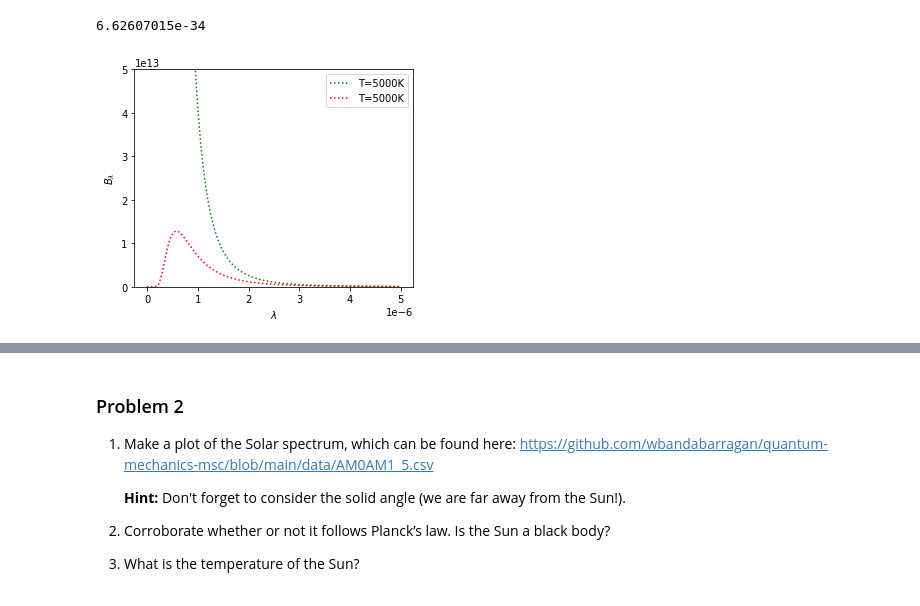
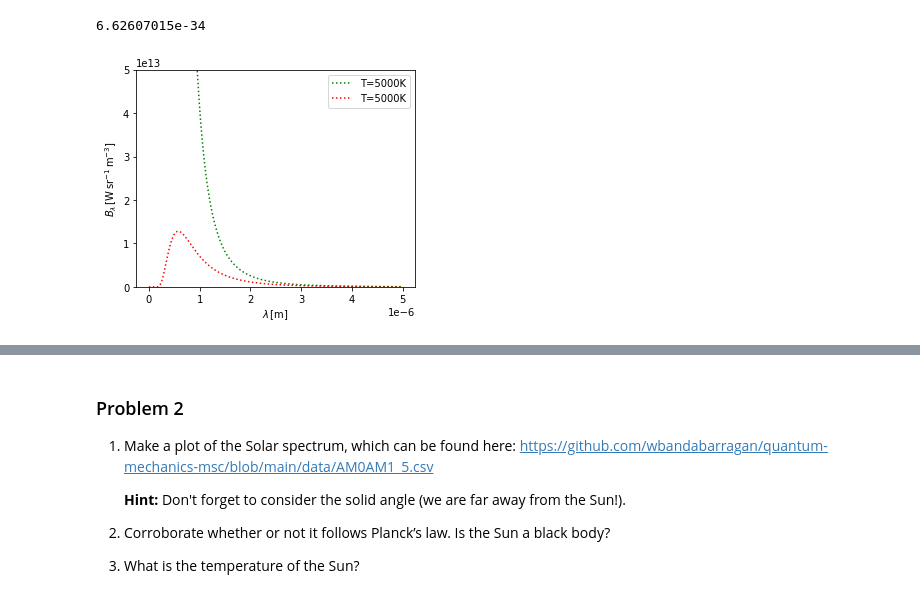
Before and after one commit to wbandabarragan/quantum-mechanics-msc, a Jupyter notebook: homework/classwork-01.ipynb, the cells around one changed output, grey strips where cells are left out. Saved outputs shown, nothing was run; the diff lists cells and outputs as text; code cells hidden in the pictures.

```diff
--- a/homework/classwork-01.ipynb
+++ b/homework/classwork-01.ipynb
@@ -127,26 +127,26 @@ rad2 = planck(lb, tp)
 # %%
 # Plotting
 
 # Creating figure environment with a customised size
 fig = plt.figure(figsize = (5,4))
 
 # We plot
 plt.plot(lb , rad, color='green', linestyle=':', label = f"T={tp}K") #, marker = 'o')
 plt.plot(lb , rad2, color='red', linestyle=':', label = f"T={tp}K") #, marker = 'o')
 
 # Labels
-plt.xlabel(r"$\lambda$")
-plt.ylabel(r"$B_{\lambda}$") # 'r' is to access latex notation
+plt.xlabel(r"$\lambda\,\rm[m]$")
+plt.ylabel(r"$B_{\lambda}\,\rm [W\,sr^{-1}\,m^{-3}]$") # 'r' is to access latex notation
 
 # Add limits to axes
 #plt.xlim(0, 1000e-9)
 plt.ylim(0, 5.e13)
 
 
 # Add labels
 plt.legend()
 
 # We display the plot
 plt.show()
 # %% [output]
-[figure, old version]
+[figure, new version]
```
Also changed, not shown: parts of 3 cells of this notebook.
